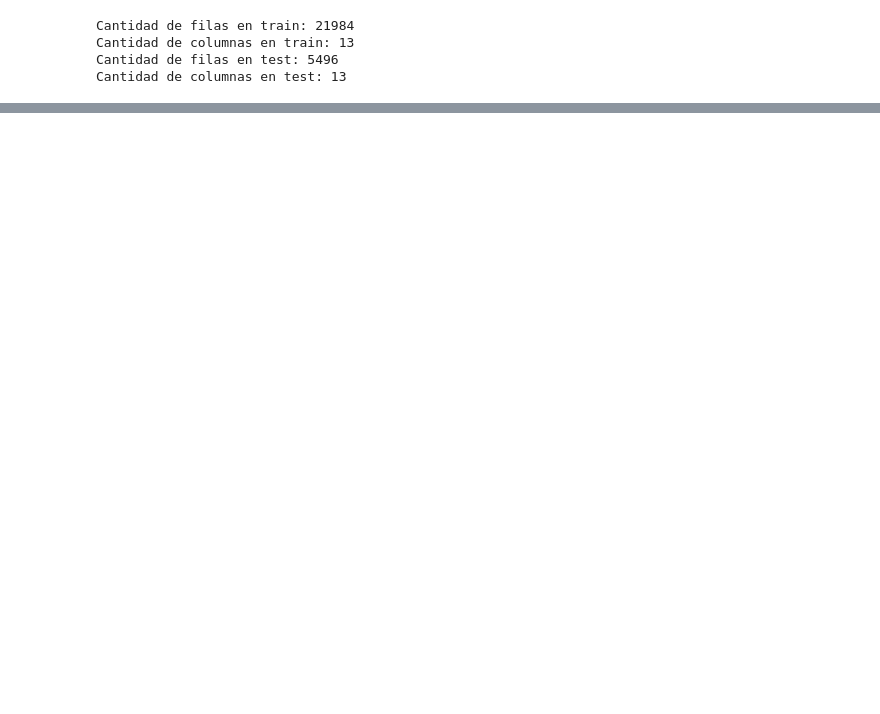
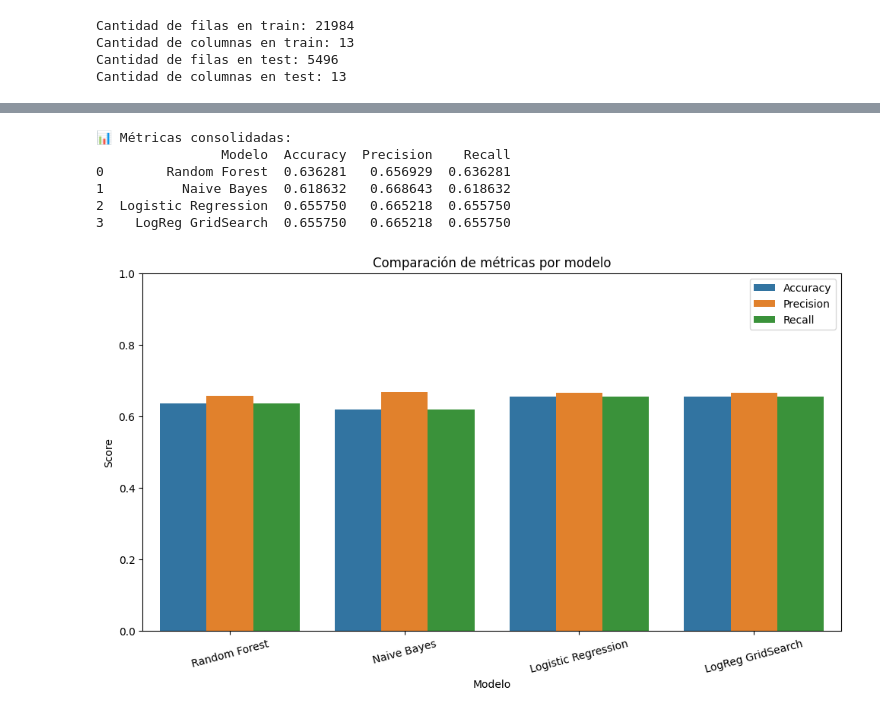
Before and after one commit to hhvergara/nlp_apis, a Jupyter notebook: API4.ipynb, the cells around one changed output, grey strips where cells are left out. Drawn from its saved outputs; the diff is of its cells as text; code cells hidden in the pictures; blank space fills up the shorter version.

```diff
--- a/API4.ipynb
+++ b/API4.ipynb
@@ -361,0 +427,19 @@ Por otra parte, realizamos el ajuste y transformación de los datos X de test, y
+# %%
+# Best model and predictions
+# Get the best model from GridSearch:
+logistic_regression_best_model = grid_search.best_estimator_
+
+# Predictions using the best model
+y_pred_best = logistic_regression_best_model.predict(tfidf_x_test)
+
+# Evaluation of the best model
+logistic_regression_best_model_accuracy = accuracy_score(y_test, y_pred_best)
+logistic_regression_best_model_precision = precision_score(y_test, y_pred_best, average='weighted', zero_division=0)
+logistic_regression_best_model_recall = recall_score(y_test, y_pred_best, average='weighted', zero_division=0)
+logistic_regression_best_model_classification_report = classification_report(y_test, y_pred_best, zero_division=0)
+
+print("📊 Resultados fine-tuned Logistic Regression:")
+print("Accuracy:", logistic_regression_best_model_accuracy)
+print("Precision:", logistic_regression_best_model_precision)
+print("Recall:", logistic_regression_best_model_recall)
+print("\n📋 Classification Report:\n", logistic_regression_best_model_classification_report)
@@ -361,0 +477,51 @@ Por otra parte, realizamos el ajuste y transformación de los datos X de test, y
+# %%
+import matplotlib.pyplot as plt
+import seaborn as sns
+
+# We consolidate the metrics into a DataFrame
+model_metrics = pd.DataFrame({
+    'Modelo': ['Random Forest', 'Naive Bayes', 'Logistic Regression', 'LogReg GridSearch'],
+    'Accuracy': [
+        random_forest_accuracy,
+        naive_bayes_accuracy,
+        logistic_regression_accuracy,
+        logistic_regression_best_model_accuracy
+    ],
+    'Precision': [
+        random_forest_precision,
+        naive_bayes_precision,
+        logistic_regression_precision,
+        logistic_regression_best_model_precision
+    ],
+    'Recall': [
+        random_forest_recall,
+        naive_bayes_recall,
+        logistic_regression_recall,
+        logistic_regression_best_model_recall
+    ]
+})
+
+# We melt the DataFrame to graph in long format
+metrics_melted = model_metrics.melt(id_vars='Modelo', var_name='Métrica', value_name='Valor')
+
+print("📊 Métricas consolidadas:")
+print(model_metrics)
+
+# Create a bar plot to compare the metrics across models:
+plt.figure(figsize=(10, 6))
+sns.barplot(data=metrics_melted, x='Modelo', y='Valor', hue='Métrica')
+plt.title('Comparación de métricas por modelo')
+plt.ylim(0, 1)
+plt.ylabel('Score')
+plt.xticks(rotation=15)
+plt.legend(loc='upper right')
+plt.tight_layout()
+plt.show()
+# %% [output]
+📊 Métricas consolidadas:
+                Modelo  Accuracy  Precision    Recall
+0        Random Forest  0.636281   0.656929  0.636281
+1          Naive Bayes  0.618632   0.668643  0.618632
+2  Logistic Regression  0.655750   0.665218  0.655750
+3    LogReg GridSearch  0.655750   0.665218  0.655750
+[figure, added]
```
Also changed, not shown: parts of 20 cells of this notebook.
